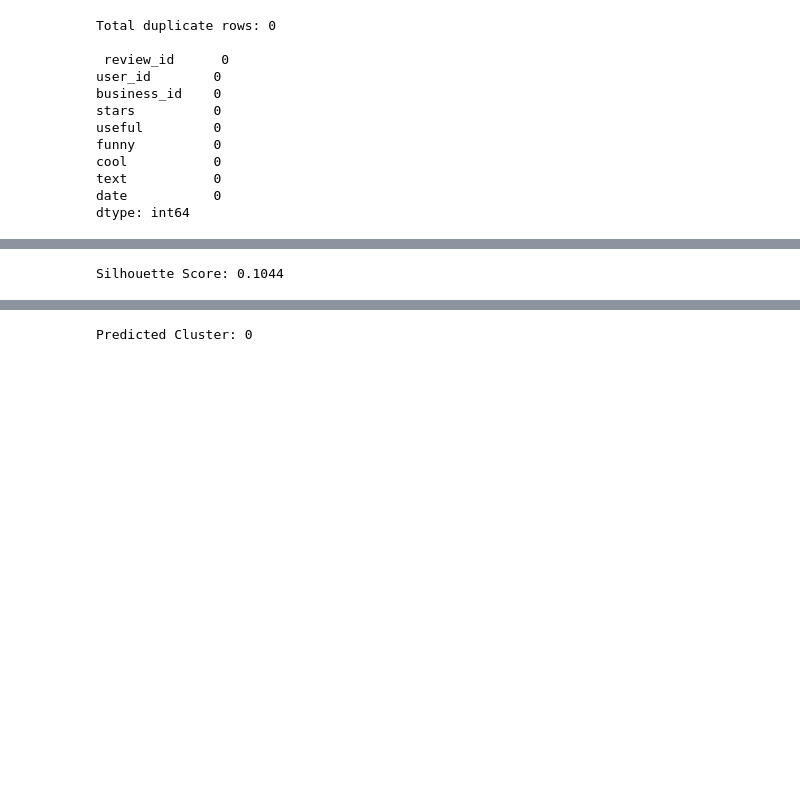
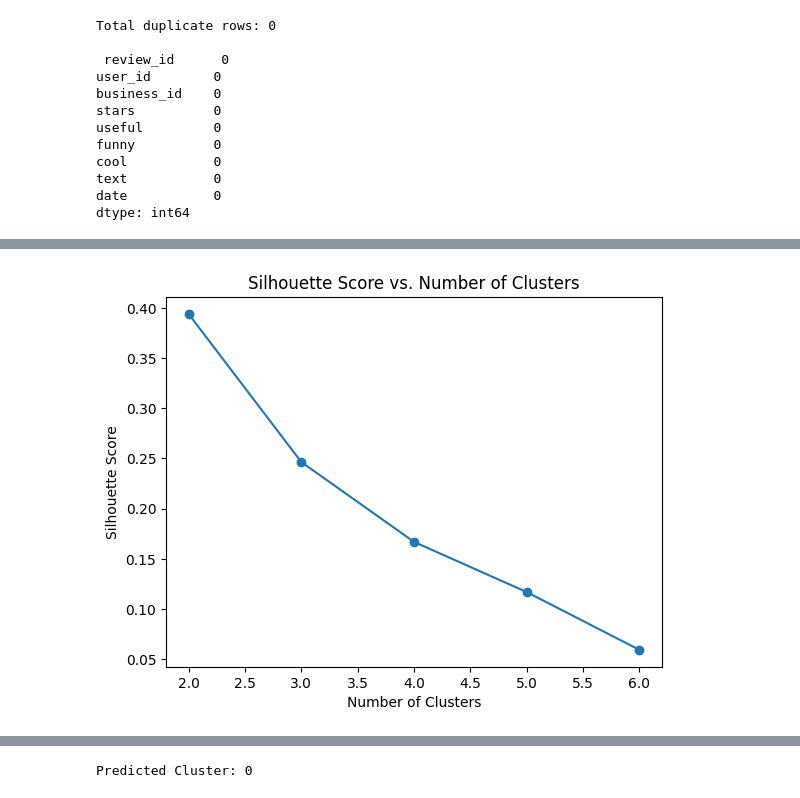
Before and after one commit to Sandushke/Sentiment-Analysis, a Jupyter notebook: XLnet.ipynb, the cells around one changed output, grey strips where cells are left out. Cells and saved outputs as stored; diff of their text form; code cells hidden in the pictures; blank space fills up the shorter version.

```diff
--- a/XLnet.ipynb
+++ b/XLnet.ipynb
@@ -255,25 +315,35 @@ XLNetModel(
 # %%
 from sklearn.cluster import KMeans
 from sklearn.metrics import silhouette_score
+import matplotlib.pyplot as plt
+
 model.eval()
 embeddings = []
 
 with torch.no_grad():
     for batch in tqdm(train_dataloader, desc='Generating Embeddings'):
         batch = tuple(t.to(device) for t in batch)
         input_ids, attention_mask = batch
         outputs = model(input_ids, attention_mask=attention_mask)
         embeddings.append(outputs.last_hidden_state.mean(dim=1).cpu().numpy())
 
 embeddings = np.concatenate(embeddings, axis=0)
 
-# Apply Clustering (Example: K-Means)
-num_clusters = 3  # You can adjust this based on your requirements
-kmeans = KMeans(n_clusters=num_clusters, random_state=42)
-cluster_labels = kmeans.fit_predict(embeddings)
+# Evaluate Clustering for Different Numbers of Clusters
+max_clusters = 6 # You can adjust this based on your requirements
+silhouette_scores = []
 
-# Evaluate Clustering (Example: Silhouette Score)
-silhouette_avg = silhouette_score(embeddings, cluster_labels)
-print(f'Silhouette Score: {silhouette_avg:.4f}')
+for num_clusters in range(2, max_clusters + 1):
+    kmeans = KMeans(n_clusters=num_clusters, random_state=42)
+    cluster_labels = kmeans.fit_predict(embeddings)
+    silhouette_avg = silhouette_score(embeddings, cluster_labels)
+    silhouette_scores.append(silhouette_avg)
+
+# Plot Silhouette Scores
+plt.plot(range(2, max_clusters + 1), silhouette_scores, marker='o')
+plt.xlabel('Number of Clusters')
+plt.ylabel('Silhouette Score')
+plt.title('Silhouette Score vs. Number of Clusters')
+plt.show()
 # %% [output]
-Silhouette Score: 0.1044
+[figure, added]
```
Also changed, not shown: parts of 18 cells of this notebook, 3 other files.
